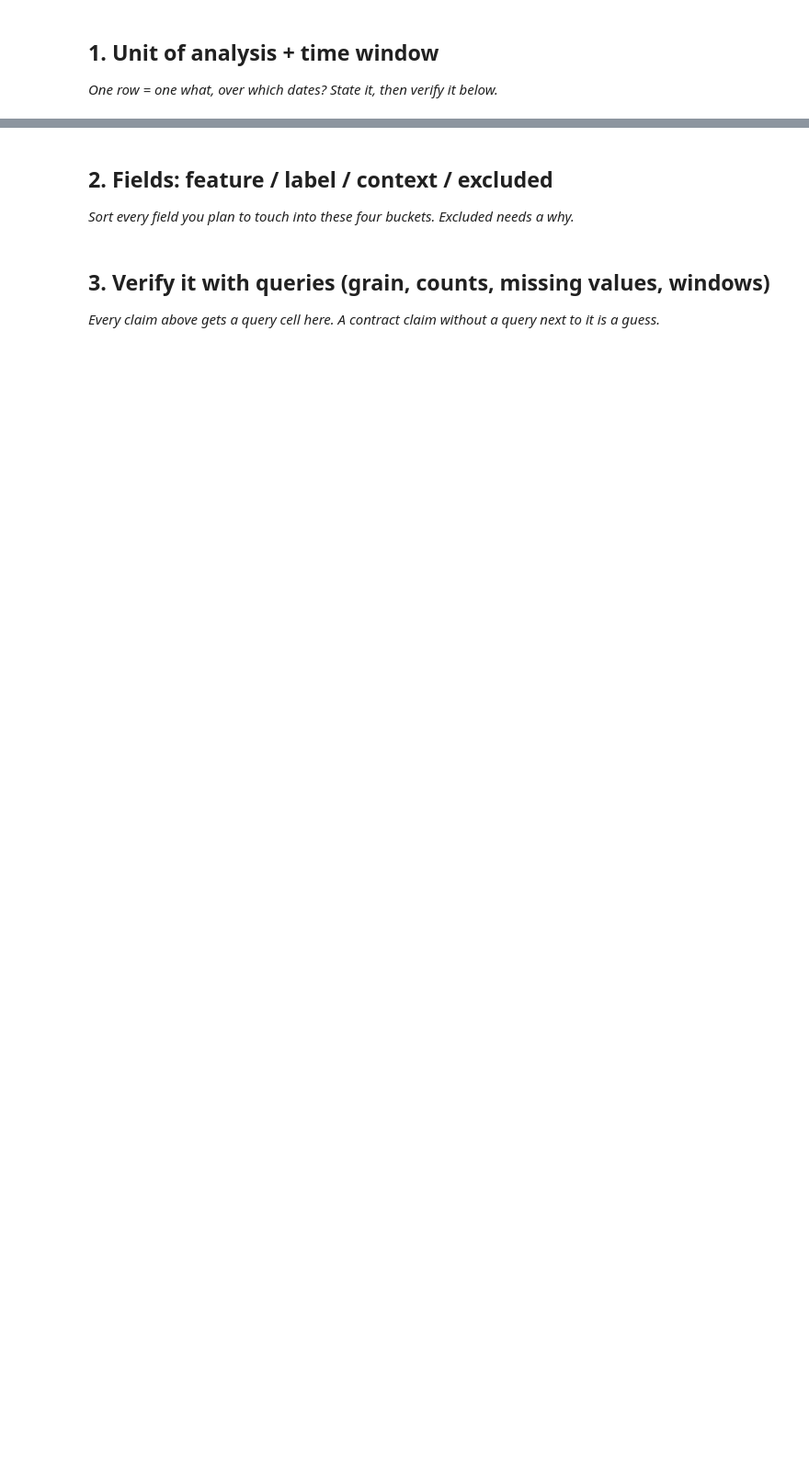
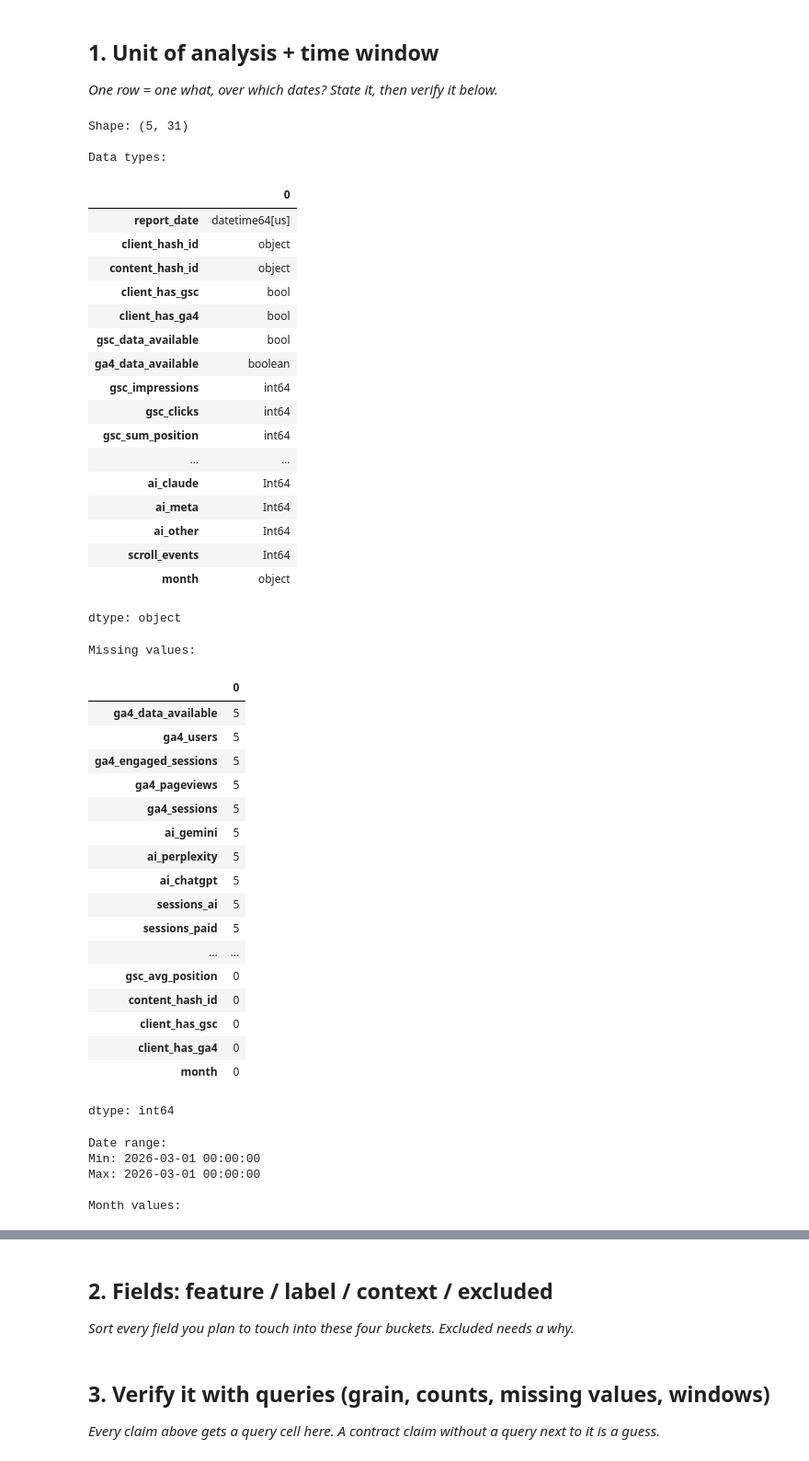
Before and after one commit to usmanCh129/flyrank-ml-internship, a Jupyter notebook: work/notebooks/w03_data_contract.ipynb, the cells around one changed output, grey strips where cells are left out. Shown at 92% size. Cells and saved outputs as stored; diff of their text form; code cells hidden in the pictures; blank space fills up the shorter version.

```diff
--- a/work/notebooks/w03_data_contract.ipynb
+++ b/work/notebooks/w03_data_contract.ipynb
@@ -13,3 +63,64 @@ This skeleton is yours to fill. Work the sections **in order** — each one has
 # %%
 # This cell is for CODE (numbers, a query, a check).
 # Write your text answer in the cell ABOVE this one — typing sentences here breaks Run All.
+# Basic data profiling
+print("Shape:", df.shape)
+
+print("\nData types:")
+display(df.dtypes)
+
+print("\nMissing values:")
+display(df.isna().sum().sort_values(ascending=False))
+
+print("\nDate range:")
+print("Min:", df["report_date"].min())
+print("Max:", df["report_date"].max())
+
+print("\nMonth values:")
+display(df["month"].value_counts())
+# %% [output]
+Shape: (5, 31)
+
+Data types:
+|  | 0 |
+| report_date | datetime64[us] |
+| client_hash_id | object |
+| content_hash_id | object |
+| client_has_gsc | bool |
+| client_has_ga4 | bool |
+| gsc_data_available | bool |
+| ga4_data_available | boolean |
+| gsc_impressions | int64 |
+| gsc_clicks | int64 |
+| gsc_sum_position | int64 |
+| ... | ... |
+| ai_claude | Int64 |
+| ai_meta | Int64 |
+| ai_other | Int64 |
+| scroll_events | Int64 |
+| month | object |
+dtype: object
+Missing values:
+|  | 0 |
+| ga4_data_available | 5 |
+| ga4_users | 5 |
+| ga4_engaged_sessions | 5 |
+| ga4_pageviews | 5 |
+| ga4_sessions | 5 |
+| ai_gemini | 5 |
+| ai_perplexity | 5 |
+| ai_chatgpt | 5 |
+| sessions_ai | 5 |
+| sessions_paid | 5 |
+| ... | ... |
+| gsc_avg_position | 0 |
+| content_hash_id | 0 |
+| client_has_gsc | 0 |
+| client_has_ga4 | 0 |
+| month | 0 |
+dtype: int64
+Date range:
+Min: 2026-03-01 00:00:00
+Max: 2026-03-01 00:00:00
+
+Month values:
```
Also changed, not shown: parts of 12 cells of this notebook.
